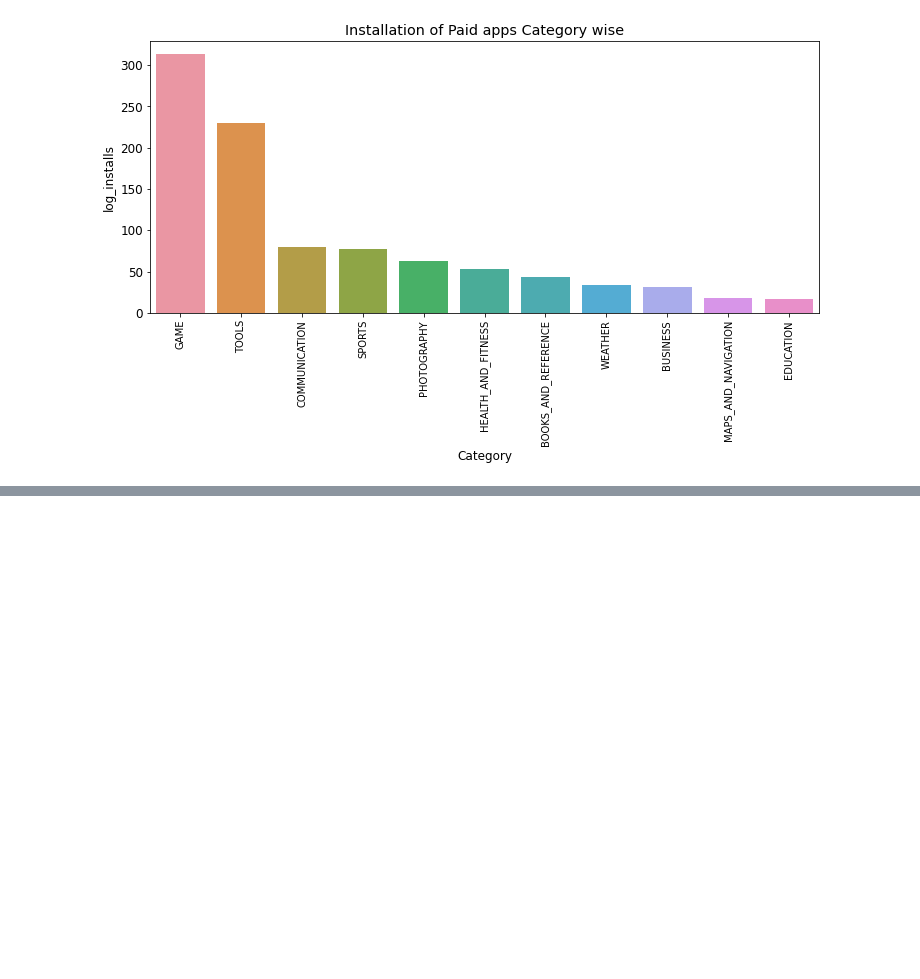
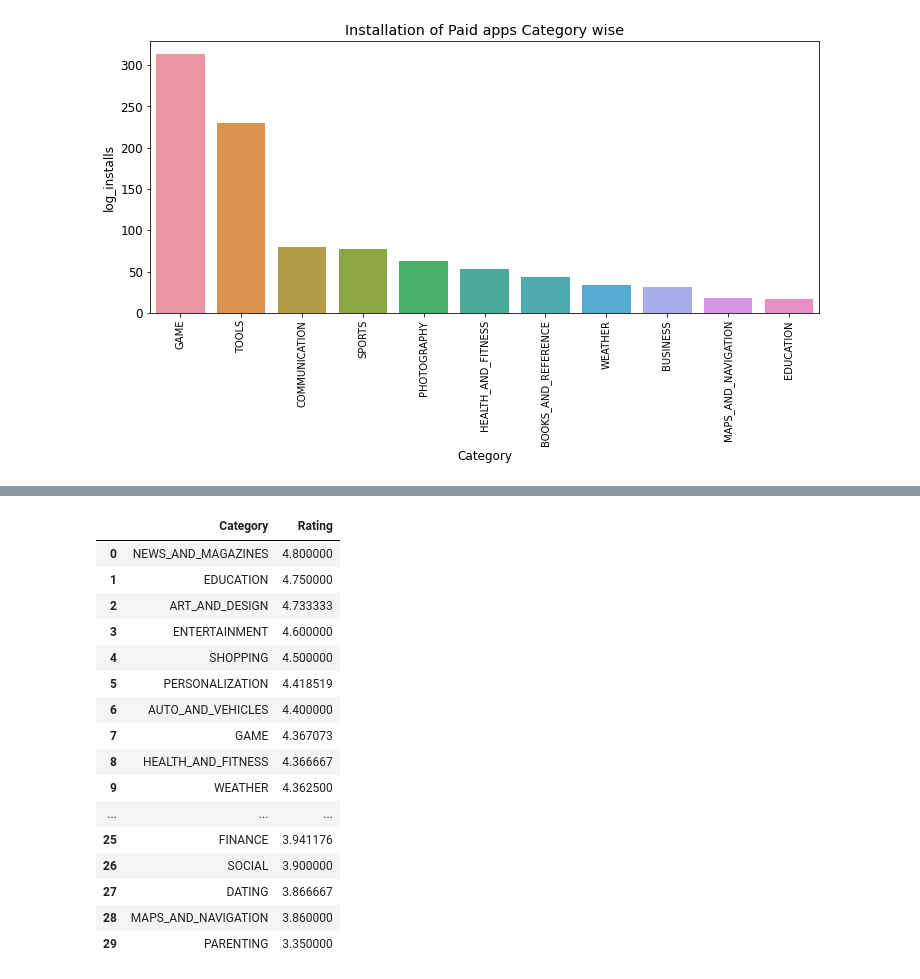
Before and after one commit to P-Sushma6/Google-Playstore-Apps-Reviews-Analysis, a Jupyter notebook: Play_Store_App_Analysis_Capstone_Project.ipynb, the cells around one changed output, grey strips where cells are left out. Drawn from its saved outputs; the diff is of its cells as text; code cells hidden in the pictures; blank space fills up the shorter version.

```diff
--- a/Play_Store_App_Analysis_Capstone_Project.ipynb
+++ b/Play_Store_App_Analysis_Capstone_Project.ipynb
@@ -328,0 +373,22 @@ plt.show()
+# %%
+# Category wise average rating for paid apps
+paid_apps_average_rating=playstoredf[playstoredf['Type']=='Paid'].groupby('Category')['Rating'].mean().sort_values(ascending=False).reset_index()
+paid_apps_average_rating
+# %% [output]
+|  | Category | Rating |
+| 0 | NEWS_AND_MAGAZINES | 4.800000 |
+| 1 | EDUCATION | 4.750000 |
+| 2 | ART_AND_DESIGN | 4.733333 |
+| 3 | ENTERTAINMENT | 4.600000 |
+| 4 | SHOPPING | 4.500000 |
+| 5 | PERSONALIZATION | 4.418519 |
+| 6 | AUTO_AND_VEHICLES | 4.400000 |
+| 7 | GAME | 4.367073 |
+| 8 | HEALTH_AND_FITNESS | 4.366667 |
+| 9 | WEATHER | 4.362500 |
+| ... | ... | ... |
+| 25 | FINANCE | 3.941176 |
+| 26 | SOCIAL | 3.900000 |
+| 27 | DATING | 3.866667 |
+| 28 | MAPS_AND_NAVIGATION | 3.860000 |
+| 29 | PARENTING | 3.350000 |
```
Also changed, not shown: parts of 13 cells of this notebook.
